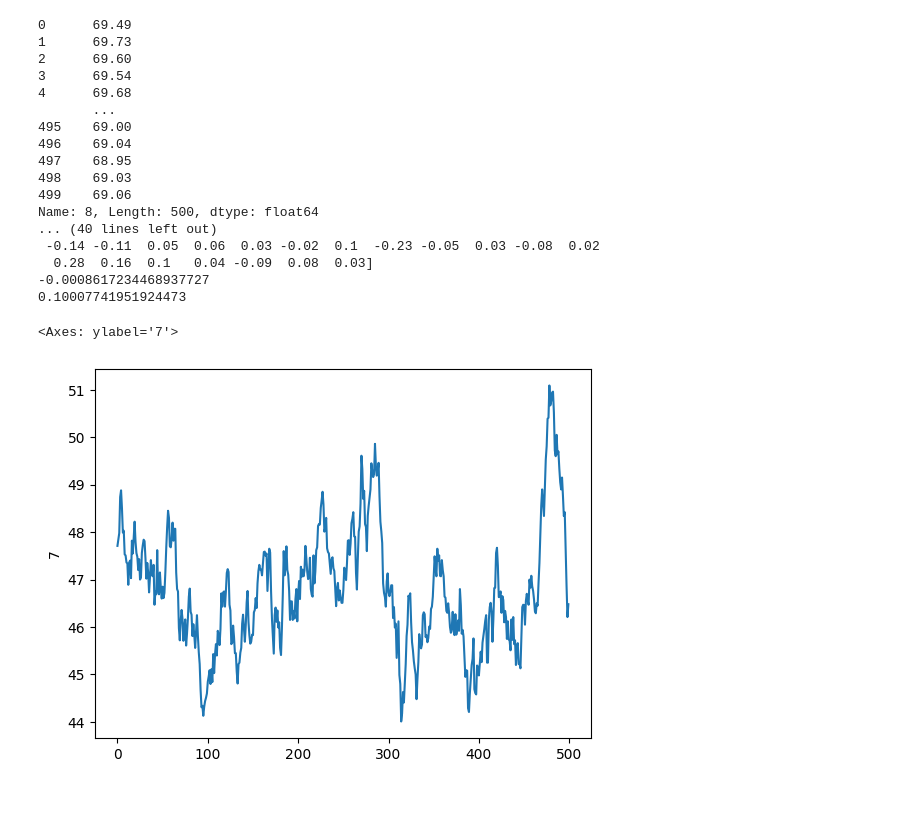
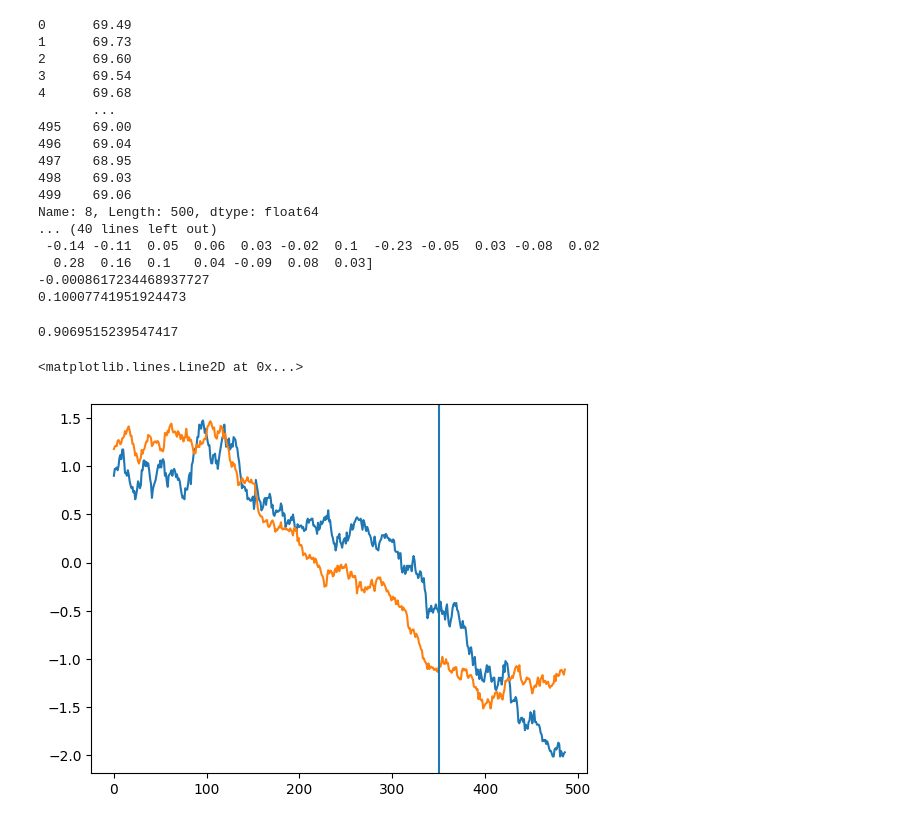
Before and after one commit to Troppydash/algothon, a Jupyter notebook: da/khang_strategy.ipynb, the cells around one changed output. Cells and saved outputs as stored; diff of their text form; code cells hidden in the pictures.

Commit message:
Add test and lead-lag predict

```diff
--- a/da/khang_strategy.ipynb
+++ b/da/khang_strategy.ipynb
@@ -170,8 +173,23 @@ Name: 8, Length: 500, dtype: float64
   0.28  0.16  0.1   0.04 -0.09  0.08  0.03]
 -0.0008617234468937727
 0.10007741951924473
-# %%
-sns.lineplot(df[7])
-# %% [output]
-<Axes: ylabel='7'>
-[figure, removed]
+# %%
+# Check for lead lags
+share1 = 18
+share2 = 3
+lag = 13
+
+standard1 = (df[share1] - df[share1].mean())/ df[share1].std()
+standard2 = (df[share2] - df[share2].mean())/ df[share2].std()
+shifted1 = pd.Series(np.array(standard1)[:-lag])
+shifted2 = pd.Series(np.array(standard2)[lag:])
+
+print(shifted1.corr(shifted2))
+
+sns.lineplot(shifted1)
+sns.lineplot(shifted2)
+plt.axvline(350)
+# %% [output]
+0.9069515239547417
+<matplotlib.lines.Line2D at 0x...>
+[figure, added]
```
Also changed, not shown: parts of 6 cells of this notebook, 5 other files.
